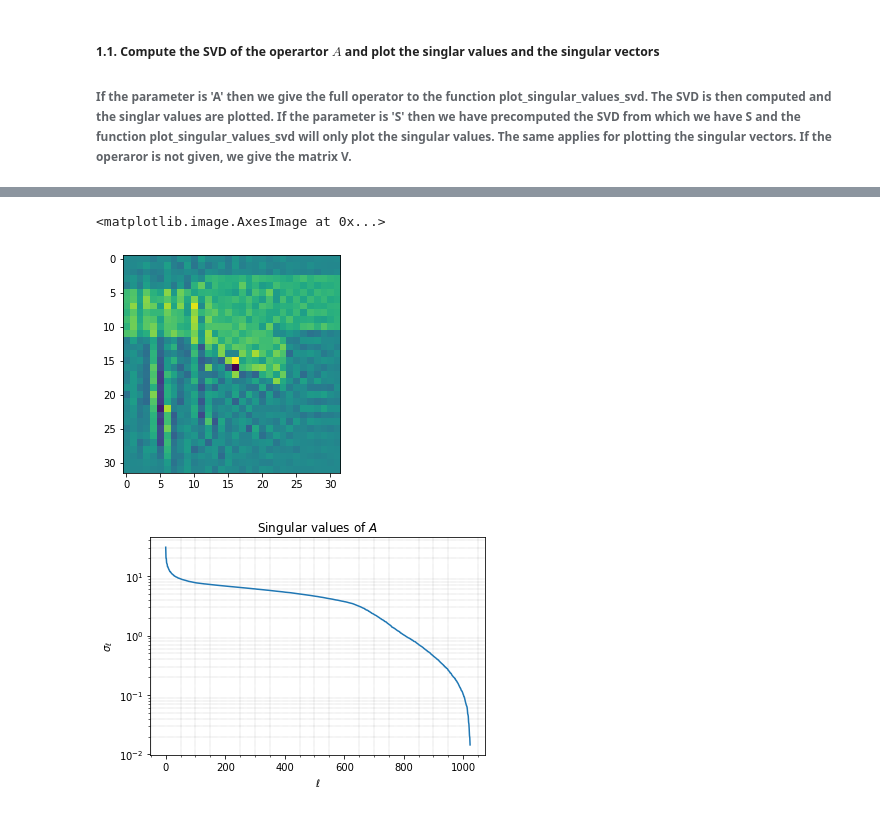
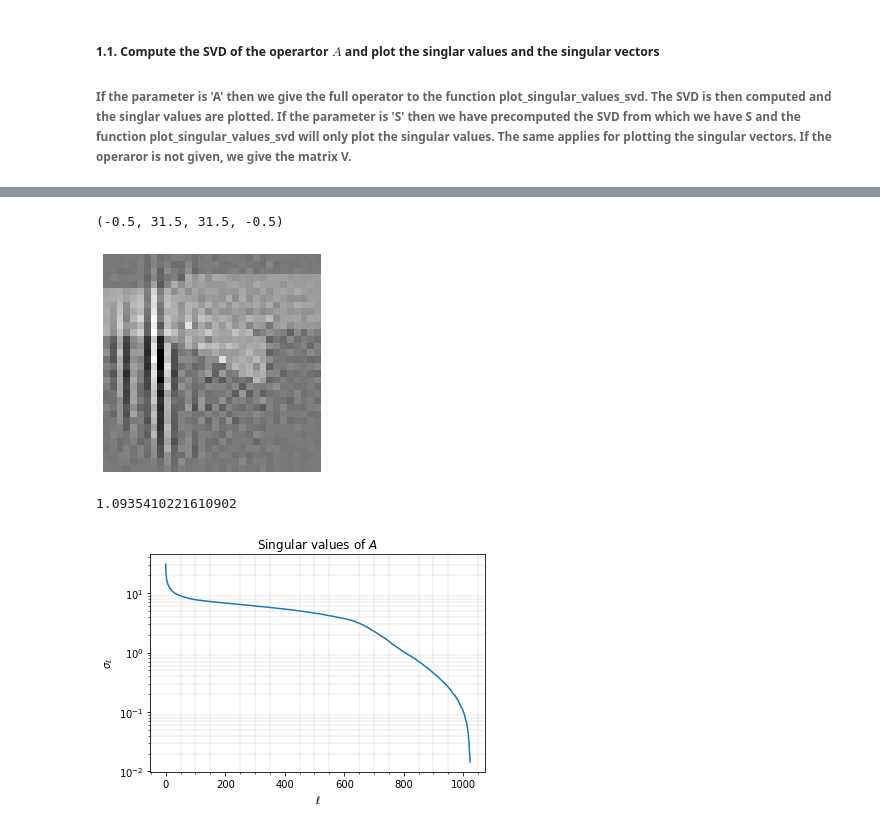
Before and after one commit to mpasha3/trips-py, a Jupyter notebook: demos/demo_Tomo_small_scale.ipynb, the cells around one changed output, grey strips where cells are left out. Drawn from its saved outputs; the diff is of its cells as text; code cells hidden in the pictures.

```diff
--- a/demos/demo_Tomo_small_scale.ipynb
+++ b/demos/demo_Tomo_small_scale.ipynb
@@ -76,8 +90,14 @@ x_naive = np.linalg.solve(AA.T@AA, AA.T@b_vec)
 # %%
 plt.imshow(x_naive.reshape((nx, ny)))
+plt.set_cmap('gray')
+plt.axis('off')
 # %% [output]
-<matplotlib.image.AxesImage at 0x...>
+(-0.5, 31.5, 31.5, -0.5)
-[figure, old version]
+[figure, new version]
+# %%
+np.linalg.norm(x_naive - x_true)/np.linalg.norm(x_true)
+# %% [output]
+1.0935410221610902
 # %%
 # If the operator is sparse, we convert it to dense A.todense()
 plot_singular_values_svd(Operator = A , parameter = 'A')
```
Also changed, not shown: parts of 9 cells of this notebook.
